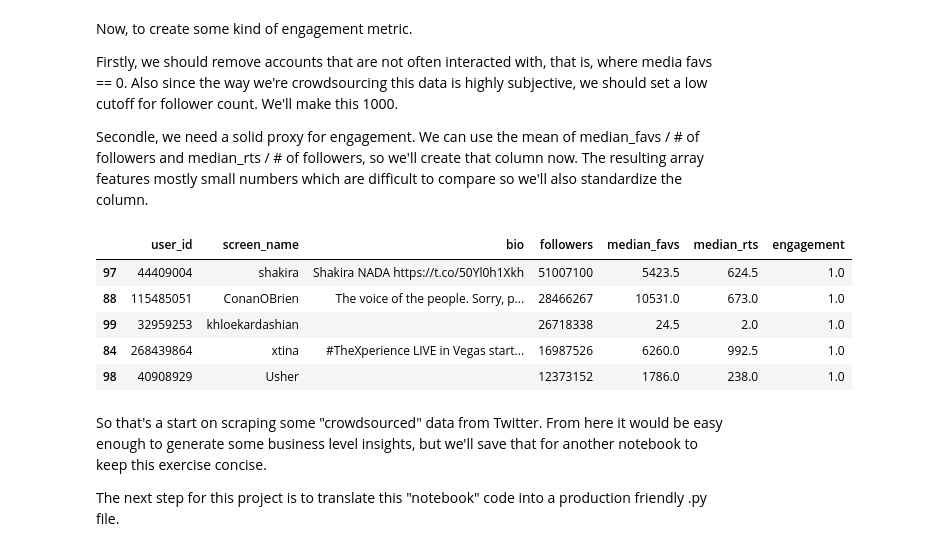
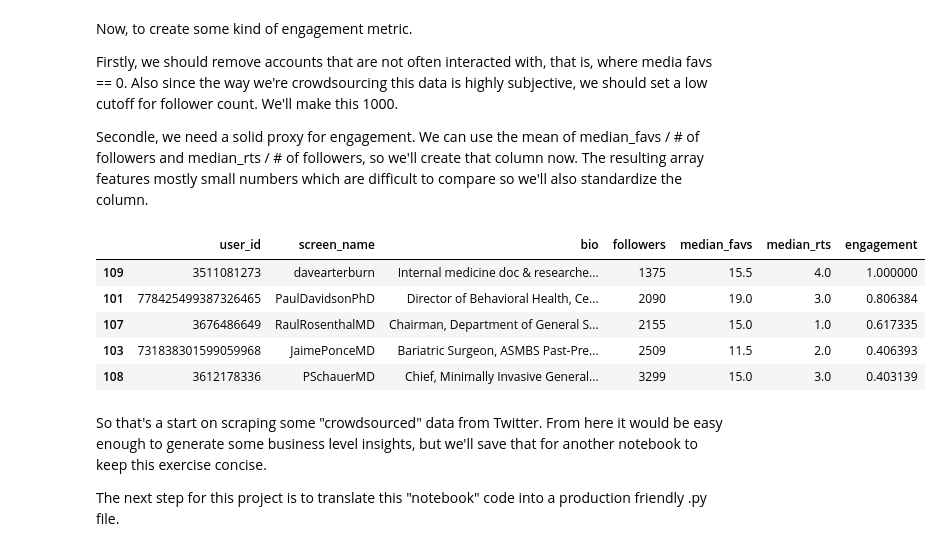
Before and after one commit to wxbaum/twitter-user-scraper, a Jupyter notebook: twitter_user_scraper.ipynb, the cells around one changed output. Drawn from its saved outputs; the diff is of its cells as text; code cells hidden in the pictures.

```diff
--- a/twitter_user_scraper.ipynb
+++ b/twitter_user_scraper.ipynb
@@ -208,7 +205,11 @@ def calc_median_favorites(user_id):
     tweets = api.user_timeline(id=user_id, count=100)
 
     for tweet in tweets:
+        # Remove retweets
         if tweet._json['text'].startswith('RT'):
+            continue
+        # Remove replies
+        elif tweet._json['text'].startswith('@'):
             continue
         else:
             fav_list.append(tweet._json['favorite_count'])
@@ -283,15 +284,15 @@ def create_engagement_metric(df):
 
     working_df = df.copy()
 
-    from sklearn.preprocessing import Normalizer
+    from sklearn.preprocessing import MinMaxScaler
     # Favorites
     fav_eng_array = df['median_favs'] / df['followers']
-    scaler = Normalizer().fit(fav_eng_array.values.reshape(-1, 1))
+    scaler = MinMaxScaler().fit(fav_eng_array.values.reshape(-1, 1))
     scaled_favs = scaler.transform(fav_eng_array.values.reshape(-1, 1))
 
     # Retweets
     rt_eng_array = df['median_favs'] / df['followers']
-    scaler = Normalizer().fit(rt_eng_array.values.reshape(-1, 1))
+    scaler = MinMaxScaler().fit(rt_eng_array.values.reshape(-1, 1))
     scaled_rts = scaler.transform(rt_eng_array.values.reshape(-1, 1))
 
     mean_eng = (scaled_favs + scaled_rts) / 2
@@ -302,14 +303,14 @@ def create_engagement_metric(df):
 
 influencers_df = create_engagement_metric(influencers_df)
 # %%
-influencers_df.sort_values('followers', ascending=False).head()
+influencers_df.sort_values('engagement', ascending=False).head()
 # %% [output]
 |  | user_id | screen_name | bio | followers | median_favs | median_rts | engagement |
-| 97 | 44409004 | shakira | Shakira NADA https://t.co/50Yl0h1Xkh | 51007100 | 5423.5 | 624.5 | 1.0 |
-| 88 | 115485051 | ConanOBrien | The voice of the people. Sorry, p... | 28466267 | 10531.0 | 673.0 | 1.0 |
-| 99 | 32959253 | khloekardashian |  | 26718338 | 24.5 | 2.0 | 1.0 |
-| 84 | 268439864 | xtina | #TheXperience LIVE in Vegas start... | 16987526 | 6260.0 | 992.5 | 1.0 |
-| 98 | 40908929 | Usher |  | 12373152 | 1786.0 | 238.0 | 1.0 |
+| 109 | 3511081273 | davearterburn | Internal medicine doc & researche... | 1375 | 15.5 | 4.0 | 1.000000 |
+| 101 | 778425499387326465 | PaulDavidsonPhD | Director of Behavioral Health, Ce... | 2090 | 19.0 | 3.0 | 0.806384 |
+| 107 | 3676486649 | RaulRosenthalMD | Chairman, Department of General S... | 2155 | 15.0 | 1.0 | 0.617335 |
+| 103 | 731838301599059968 | JaimePonceMD | Bariatric Surgeon, ASMBS Past-Pre... | 2509 | 11.5 | 2.0 | 0.406393 |
+| 108 | 3612178336 | PSchauerMD | Chief, Minimally Invasive General... | 3299 | 15.0 | 3.0 | 0.403139 |
 # %% [markdown]
 So that's a start on scraping some "crowdsourced" data from Twitter. From here it would be easy enough to generate some business level insights, but we'll save that for another notebook to keep this exercise concise.
 
```
Also changed, not shown: parts of 5 cells of this notebook.
